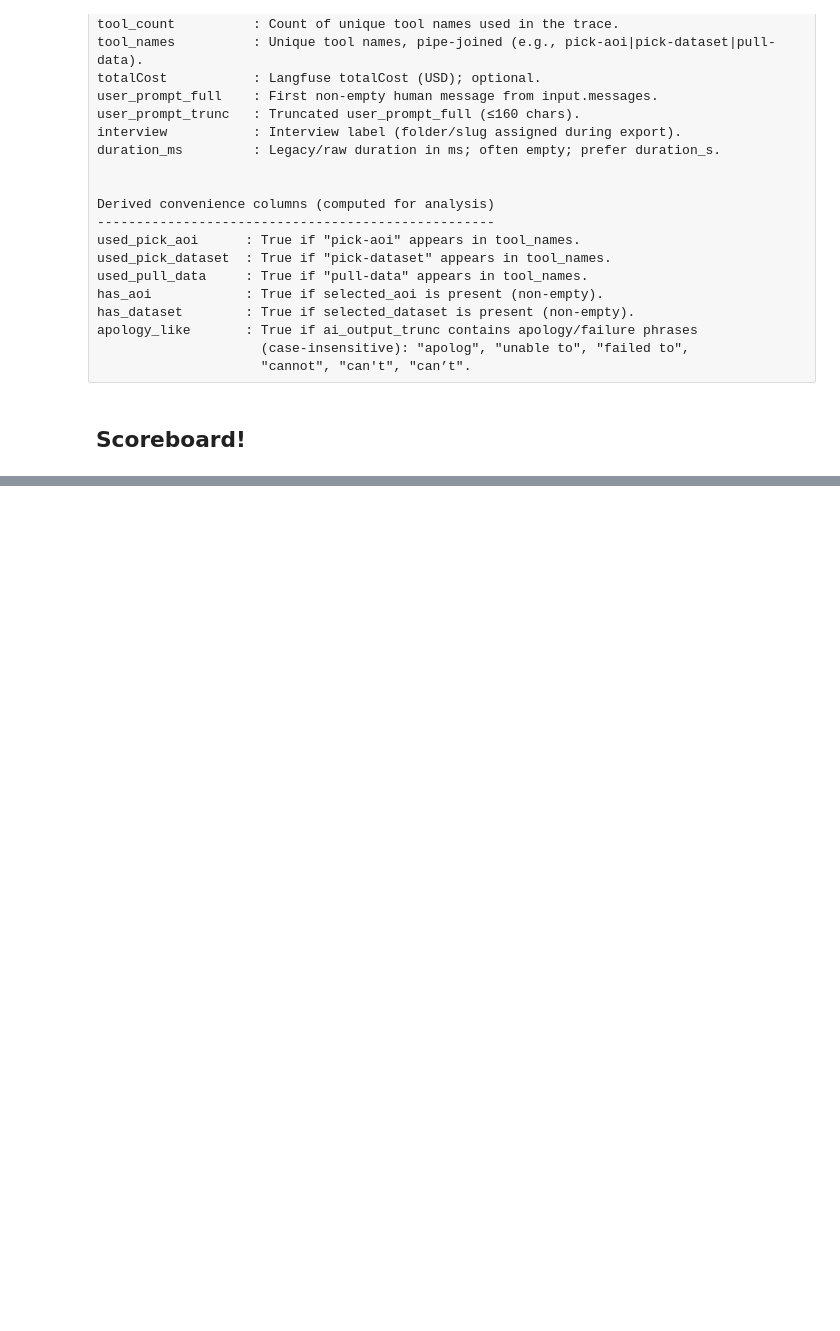
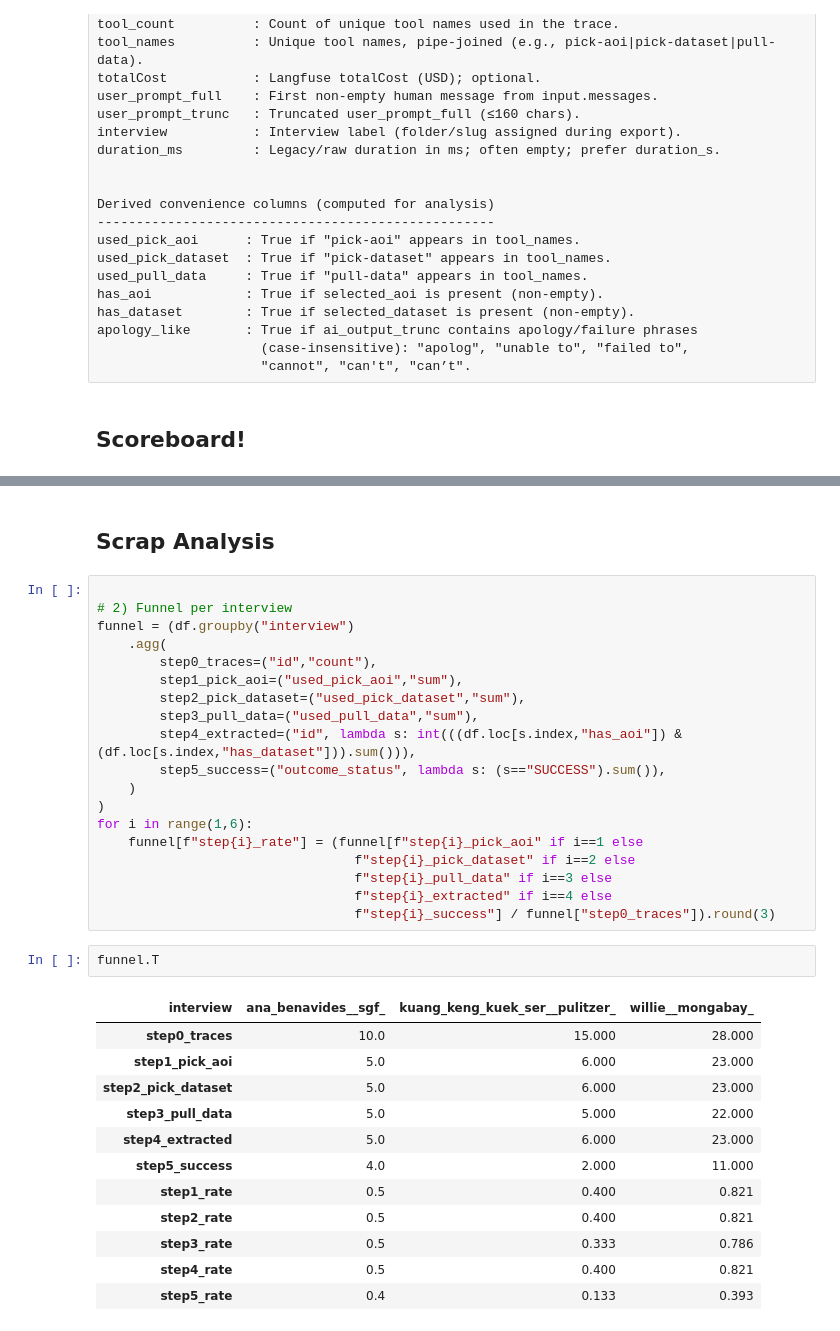
Before and after one commit to gofenris/project-zeno, a Jupyter notebook: analyze_traces/01_analyze_traces.ipynb, the cells around one changed output, grey strips where cells are left out. Drawn from its saved outputs; the diff is of its cells as text; blank space fills up the shorter version.

```diff
--- a/analyze_traces/01_analyze_traces.ipynb
+++ b/analyze_traces/01_analyze_traces.ipynb
@@ -235,0 +396,36 @@ scoreboard["coverage_dataset_rate"] = (scoreboard["dataset_cov"] / scoreboard["t
+# %% [markdown]
+## Scrap Analysis
+# %%
+
+# 2) Funnel per interview
+funnel = (df.groupby("interview")
+    .agg(
+        step0_traces=("id","count"),
+        step1_pick_aoi=("used_pick_aoi","sum"),
+        step2_pick_dataset=("used_pick_dataset","sum"),
+        step3_pull_data=("used_pull_data","sum"),
+        step4_extracted=("id", lambda s: int(((df.loc[s.index,"has_aoi"]) & (df.loc[s.index,"has_dataset"])).sum())),
+        step5_success=("outcome_status", lambda s: (s=="SUCCESS").sum()),
+    )
+)
+for i in range(1,6):
+    funnel[f"step{i}_rate"] = (funnel[f"step{i}_pick_aoi" if i==1 else
+                                 f"step{i}_pick_dataset" if i==2 else
+                                 f"step{i}_pull_data" if i==3 else
+                                 f"step{i}_extracted" if i==4 else
+                                 f"step{i}_success"] / funnel["step0_traces"]).round(3)
+# %%
+funnel.T
+# %% [output]
+| interview | ana_benavides__sgf_ | kuang_keng_kuek_ser__pulitzer_ | willie__mongabay_ |
+| step0_traces | 10.0 | 15.000 | 28.000 |
+| step1_pick_aoi | 5.0 | 6.000 | 23.000 |
+| step2_pick_dataset | 5.0 | 6.000 | 23.000 |
+| step3_pull_data | 5.0 | 5.000 | 22.000 |
+| step4_extracted | 5.0 | 6.000 | 23.000 |
+| step5_success | 4.0 | 2.000 | 11.000 |
+| step1_rate | 0.5 | 0.400 | 0.821 |
+| step2_rate | 0.5 | 0.400 | 0.821 |
+| step3_rate | 0.5 | 0.333 | 0.786 |
+| step4_rate | 0.5 | 0.400 | 0.821 |
+| step5_rate | 0.4 | 0.133 | 0.393 |
```
Also changed, not shown: parts of 14 cells of this notebook, 1 other file.
